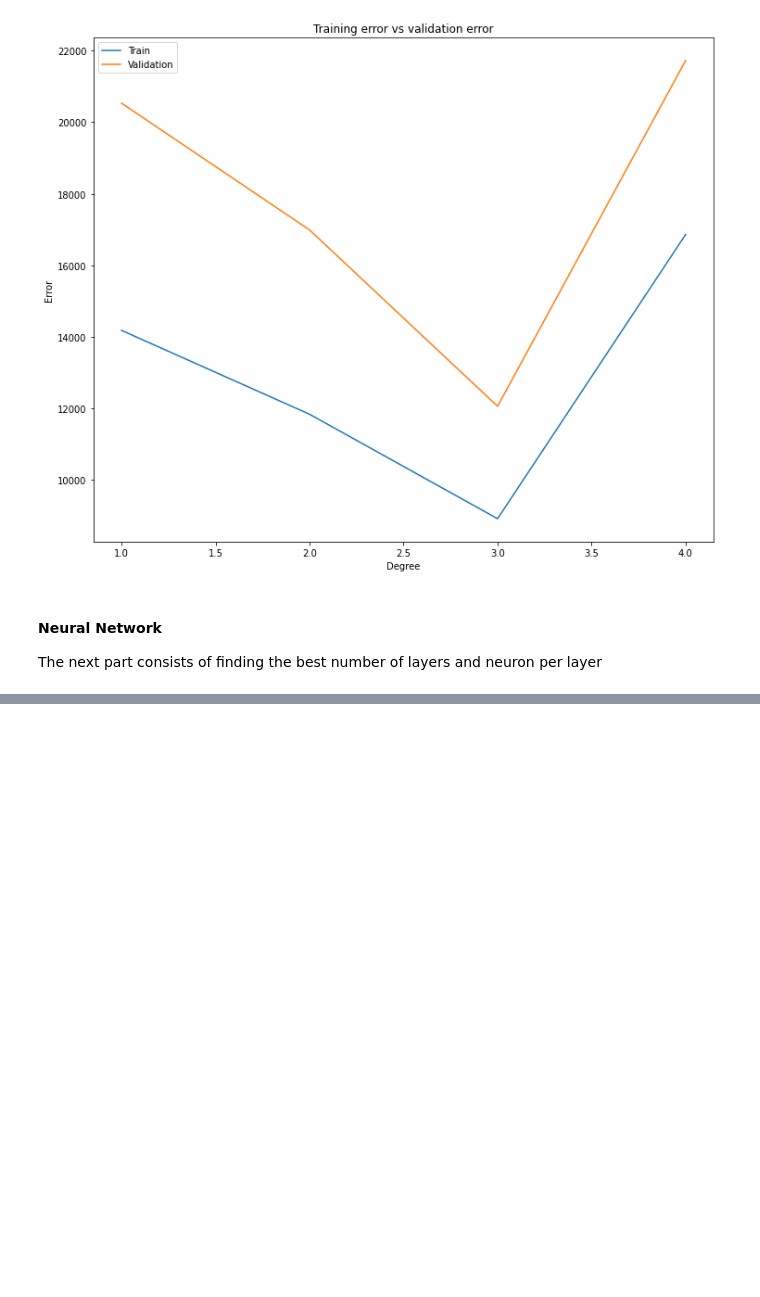
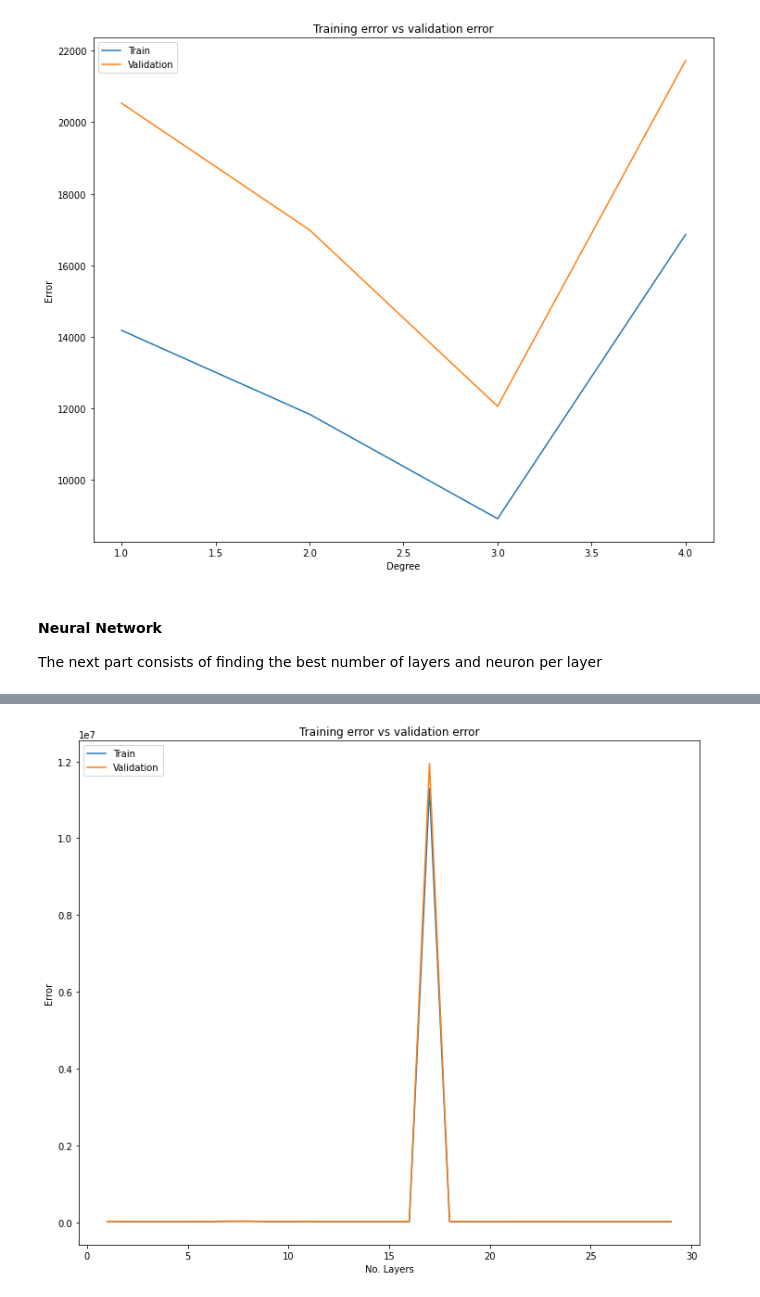
Before and after one commit to Sakkov/OMXH25-Prediction, a Jupyter notebook: Models.ipynb, the cells around one changed output, grey strips where cells are left out. Saved outputs shown, nothing was run; the diff lists cells and outputs as text; code cells hidden in the pictures; blank space fills up the shorter version.

```diff
--- a/Models.ipynb
+++ b/Models.ipynb
@@ -119,8 +119,8 @@ plt.show()
 The next part consists of finding the best number of layers and neuron per layer
 # %%
 # define a list of values for the number of layers and neurons per layer
-num_layers = [1,2,4,6,8,10,15]
-num_neurons = list(range(10,20))
+num_layers = [1,2,4,6,8,10,15,20,25,30]
+num_neurons = list(range(10,16))
 
 # These variables are for storing the errors for each polynomial degree
 mlp_tr_errors = []
@@ -191,0 +188,28 @@ Leyers    Training error      Validation error. Neurons:10
+# %%
+# Plotting with a good value for number of neurons
+# 13 neurons seems to result in good error consistently
+
+num_layers = list(range(1,30))
+num_neurons = 13 # 13 neurons seems to result in good error consistently
+
+mlp_tr_errors = []
+mlp_val_errors = []
+
+for num in num_layers:
+    hidden_layer_size = tuple([num_neurons]*num)
+
+    mlp_regr = MLPRegressor(random_state= 42, hidden_layer_sizes= hidden_layer_size, max_iter=50000)
+    mlp_regr.fit(X_train, y_train)
+
+    y_pred_train = mlp_regr.predict(X_train)
+    tr_error = mean_squared_error(y_train, y_pred_train)
+    y_pred_val = mlp_regr.predict(X_val)
+    val_error = mean_squared_error(y_val, y_pred_val)
+
+    mlp_tr_errors.append(tr_error)
+    mlp_val_errors.append(val_error)
+
+
+print("{:<10s}{:<20s}{:<20s}".format("Leyers", "Training error", "Validation error"))
+for i in range(len(num_layers)):
+    print("{:<10d}{:<20.0f}{:<20.0f}".format(num_layers[i], mlp_tr_errors[i], mlp_val_errors[i]))
@@ -191,0 +234,13 @@ Leyers    Training error      Validation error. Neurons:10
+# %%
+plt.figure(figsize=(12, 10))
+
+plt.plot(num_layers, mlp_tr_errors, label = 'Train')
+plt.plot(num_layers, mlp_val_errors,label = 'Validation')
+plt.legend(loc = 'upper left')
+
+plt.xlabel('No. Layers')
+plt.ylabel('Error')
+plt.title('Training error vs validation error')
+plt.show()
+# %% [output]
+[figure, added]
```
Also changed, not shown: parts of 7 cells of this notebook, 1 other file.
